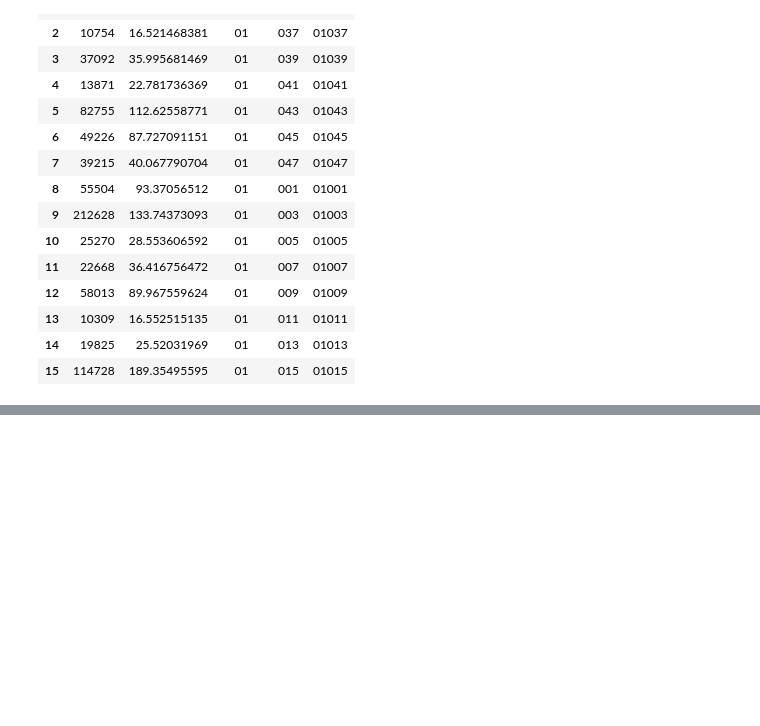
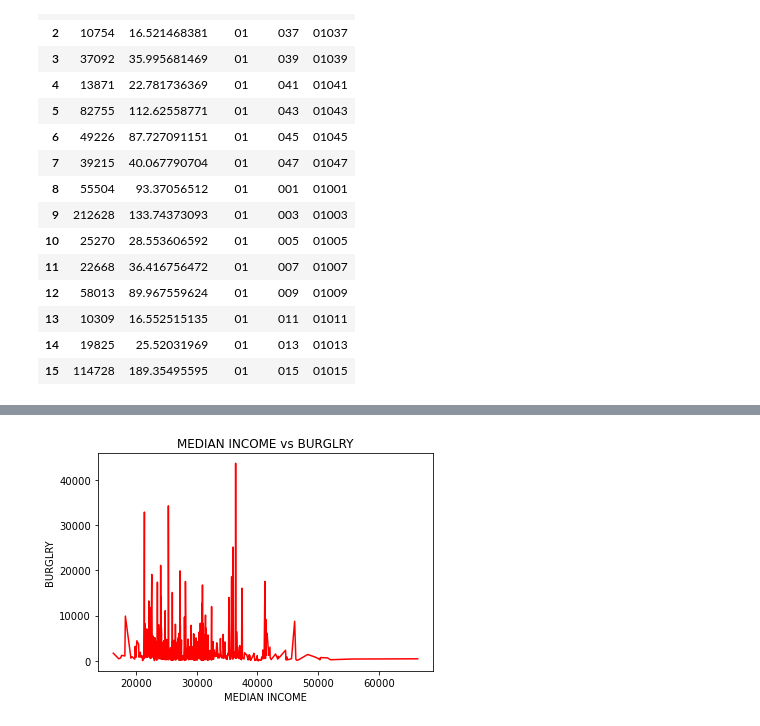
Before and after one commit to melindaeudy/Project_1, a Jupyter notebook: Project_1.ipynb, the cells around one changed output, grey strips where cells are left out. Cells and saved outputs as stored; diff of their text form; code cells hidden in the pictures; blank space fills up the shorter version.

```diff
--- a/Project_1.ipynb
+++ b/Project_1.ipynb
@@ -343 +346,19 @@ merged_Crime_df.head(15)
 15 rows × 24 columns
+# %%
+x_axis = merged_Crime_df["MEDIAN INCOME"].sort_values()
+y_axis = merged_Crime_df["BURGLRY"]
+
+# x_axis = np.arange(x_dens.min(),x_dens.max(),100)
+
+plt.plot(x_axis, y_axis, color="red")
+
+
+plt.title("MEDIAN INCOME vs BURGLRY")
+plt.xlabel("MEDIAN INCOME")
+plt.ylabel("BURGLRY")
+
+# plt.xlim(0,120)
+# plt.xlim(0,1500)
+plt.show()
+# %% [output]
+[figure, added]
```
Also changed, not shown: parts of 6 cells of this notebook.
